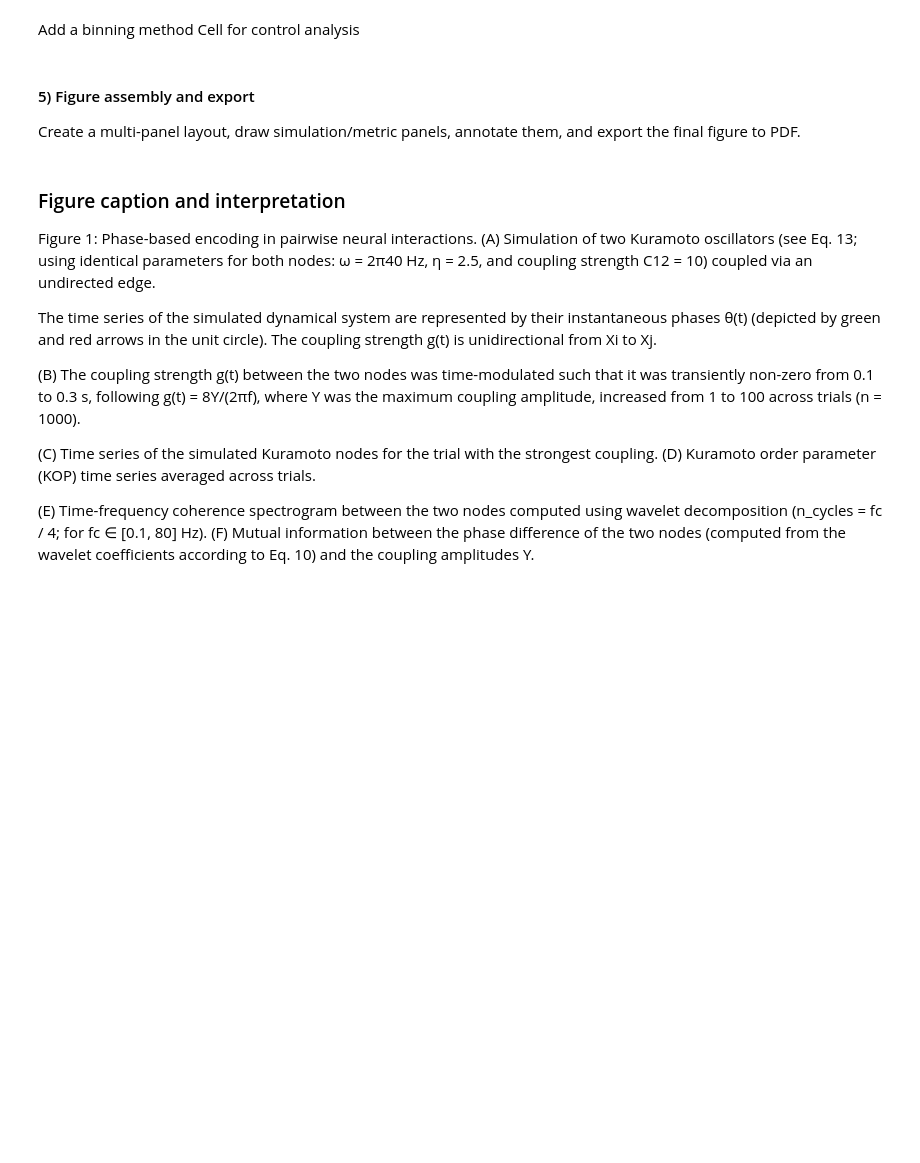
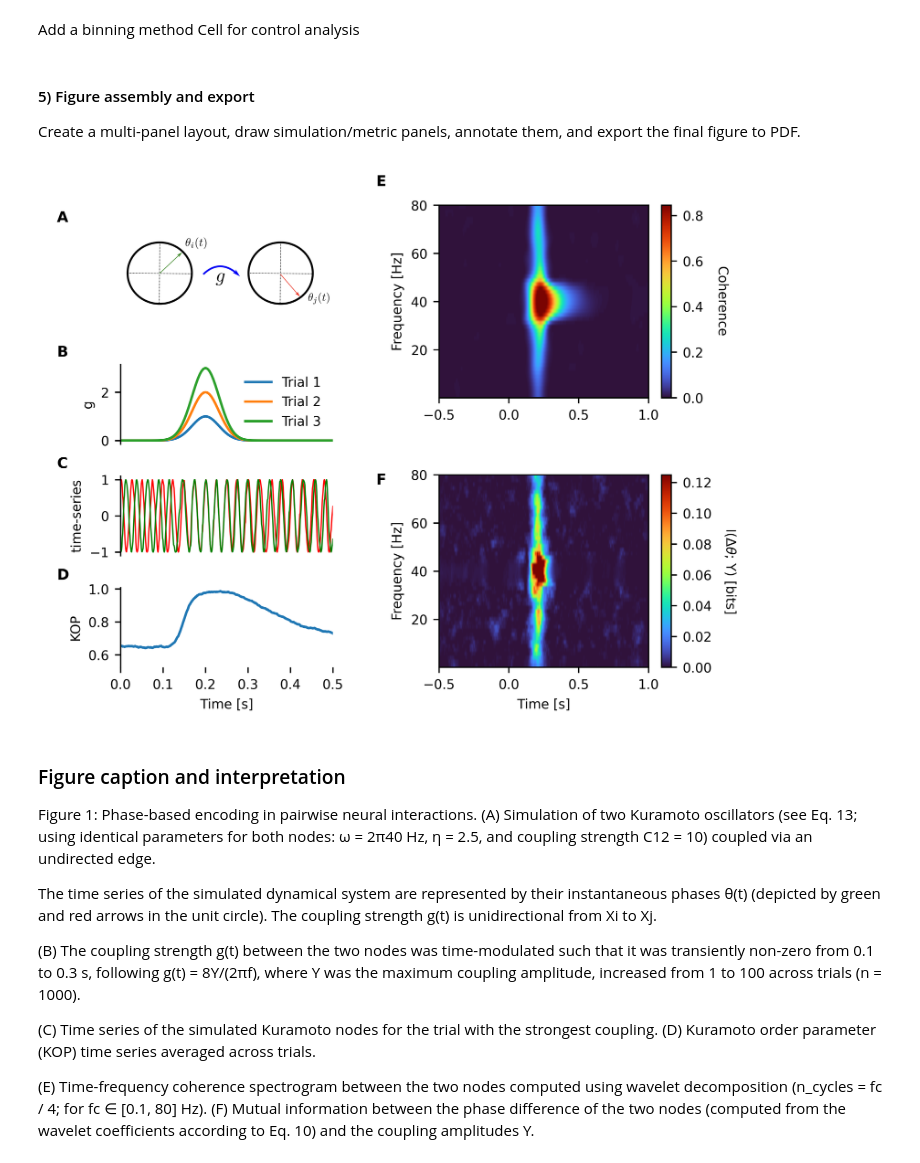
Before and after one commit to brainets/neopid, a Jupyter notebook: notebooks/Figure1.ipynb, the cells around one changed output. Drawn from its saved outputs; the diff is of its cells as text; code cells hidden in the pictures; blank space fills up the shorter version.

```diff
--- a/notebooks/Figure1.ipynb
+++ b/notebooks/Figure1.ipynb
@@ -264,6 +264,7 @@ plt.xlim(0, 0.5)
 
 # ── PANEL F: time-frequency coherence ────────────────────────────────────────
 plt.sca(ax6)
+mi_vmax = np.nanpercentile(coh.real, 99.5)
 plt.imshow(
     coh.real,
     aspect="auto",
@@ -271,6 +272,7 @@ plt.imshow(
     cmap="turbo",
     extent=[-0.5, 1, 0.1, 80],
     vmin=0,
+    vmax=mi_vmax,
 )
 cbar = plt.colorbar()
 cbar.set_label("Coherence", rotation=270, labelpad=15)
@@ -281,34 +283,36 @@ plt.ylabel("Frequency [Hz]")
 plt.sca(ax7)
 mi_phi_plot = np.asarray(MI_PHI_gc).squeeze()
 # Guard against all-NaN slices or zero-variance edge cases in the MI map
-mi_vmax = np.nanpercentile(mi_phi_plot, 99)
+mi_vmax = np.nanpercentile(mi_phi_plot, 99.5)
 if not np.isfinite(mi_vmax) or mi_vmax <= 0:
     mi_vmax = 1e-12
 
 plt.imshow(
     mi_phi_plot,
     aspect="auto",
     origin="lower",
     cmap="turbo",
     extent=[-0.5, 1, 0.1, 80],
     vmin=0,
     vmax=mi_vmax,
 )
 cbar = plt.colorbar()
 cbar.set_label(r"I($\Delta\theta$; Y) [bits]", rotation=270, labelpad=15)
 plt.xlabel("Time [s]")
 plt.ylabel("Frequency [Hz]")
 
 bg = plot.Background(visible=False)
 plot.add_panel_letters(
     fig,
     axes=[ax1, ax2, ax3, ax5, ax6, ax7],
     fontsize=MEDIUM_SIZE,
     xpos=[-0.3] * 6,
     ypos=[1.1] * 5 + [0.95] * 2,
 )
 
 plt.savefig("../figures/Figure1.pdf")
+# %% [output]
+[figure, added]
 # %% [markdown]
 ### Figure caption and interpretation
 
```
Also changed, not shown: parts of 5 cells of this notebook, 1 other file.
